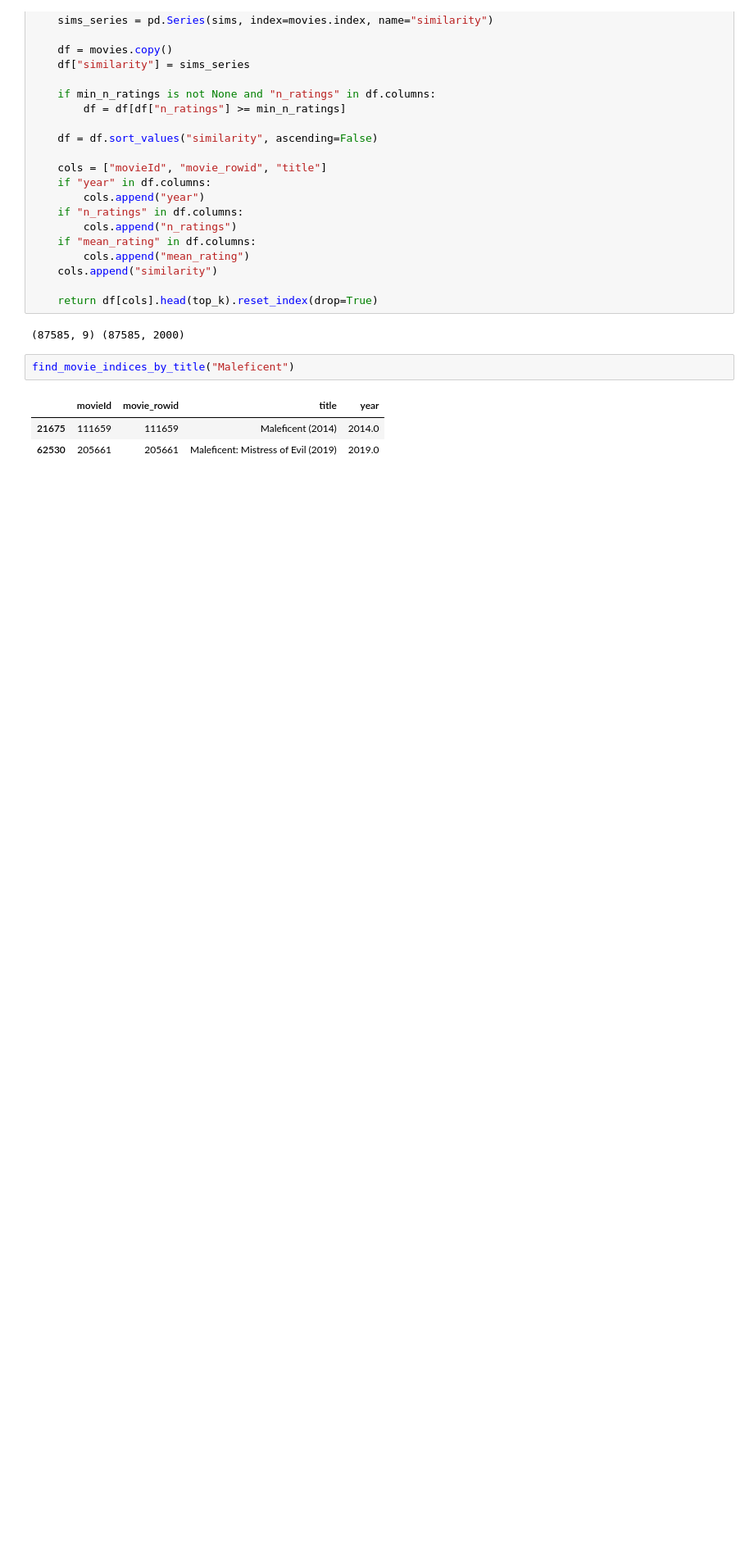
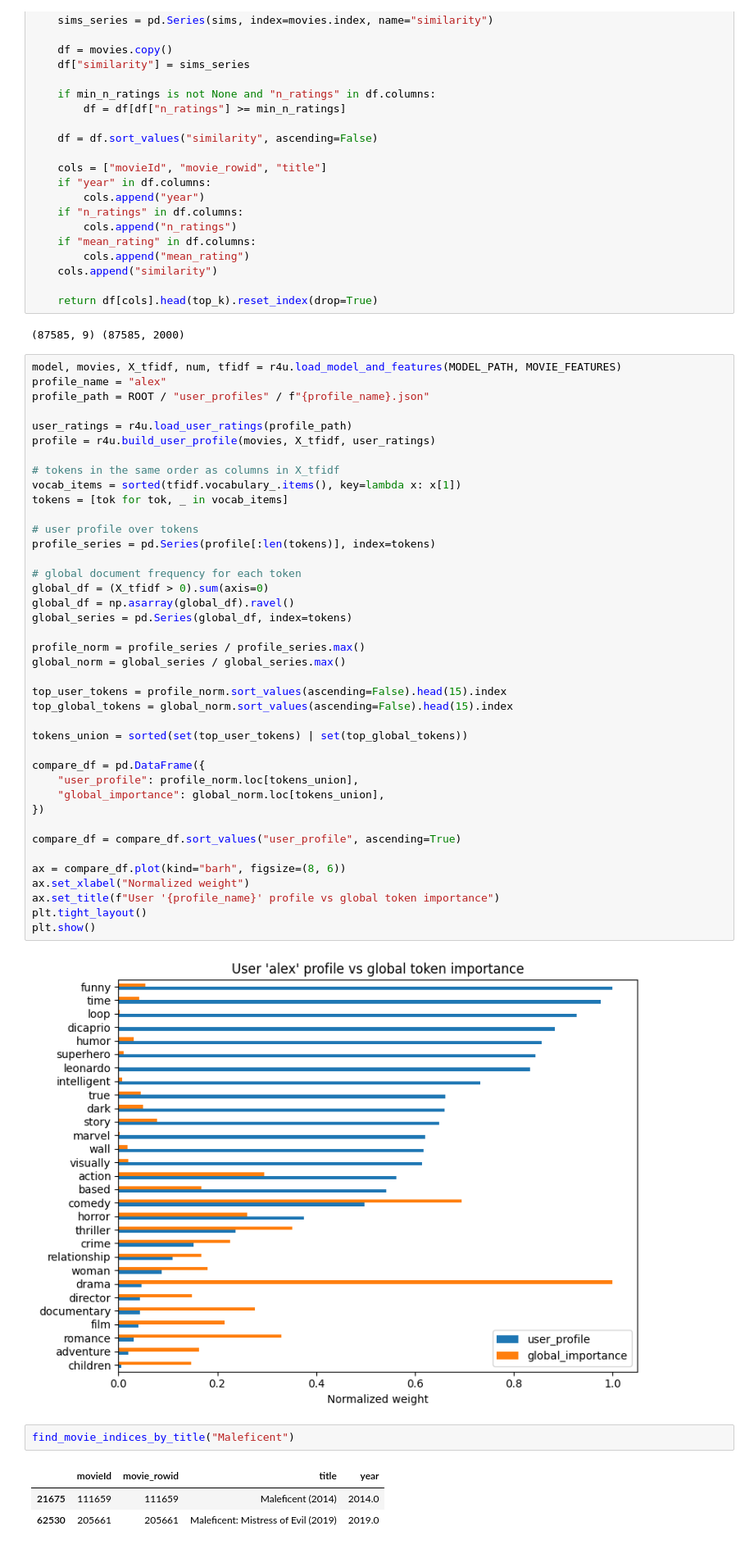
Before and after one commit to Mr-Saltman/MovieRatingPredictor, a Jupyter notebook: movie-rating-prediction_pipeline.ipynb, the cells around one changed output. Shown at 82% size. Saved outputs shown, nothing was run; the diff lists cells and outputs as text; blank space fills up the shorter version.

```diff
--- a/movie-rating-prediction_pipeline.ipynb
+++ b/movie-rating-prediction_pipeline.ipynb
@@ -606,6 +625,48 @@ def most_similar_movies_by_row_idx(row_idx, top_k=15, min_n_ratings=100):
     return df[cols].head(top_k).reset_index(drop=True)
 # %% [output]
 (87585, 9) (87585, 2000)
+# %%
+model, movies, X_tfidf, num, tfidf = r4u.load_model_and_features(MODEL_PATH, MOVIE_FEATURES)
+profile_name = "alex"
+profile_path = ROOT / "user_profiles" / f"{profile_name}.json"
+
+user_ratings = r4u.load_user_ratings(profile_path)
+profile = r4u.build_user_profile(movies, X_tfidf, user_ratings)
+
+# tokens in the same order as columns in X_tfidf
+vocab_items = sorted(tfidf.vocabulary_.items(), key=lambda x: x[1])
+tokens = [tok for tok, _ in vocab_items]
+
+# user profile over tokens
+profile_series = pd.Series(profile[:len(tokens)], index=tokens)
+
+# global document frequency for each token
+global_df = (X_tfidf > 0).sum(axis=0)
+global_df = np.asarray(global_df).ravel()
+global_series = pd.Series(global_df, index=tokens)
+
+profile_norm = profile_series / profile_series.max()
+global_norm = global_series / global_series.max()
+
+top_user_tokens = profile_norm.sort_values(ascending=False).head(15).index
+top_global_tokens = global_norm.sort_values(ascending=False).head(15).index
+
+tokens_union = sorted(set(top_user_tokens) | set(top_global_tokens))
+
+compare_df = pd.DataFrame({
+    "user_profile": profile_norm.loc[tokens_union],
+    "global_importance": global_norm.loc[tokens_union],
+})
+
+compare_df = compare_df.sort_values("user_profile", ascending=True)
+
+ax = compare_df.plot(kind="barh", figsize=(8, 6))
+ax.set_xlabel("Normalized weight")
+ax.set_title(f"User '{profile_name}' profile vs global token importance")
+plt.tight_layout()
+plt.show()
+# %% [output]
+[figure, added]
 # %%
 find_movie_indices_by_title("Maleficent")
 # %% [output]
```
Also changed, not shown: parts of 4 cells of this notebook, 2 other files.
